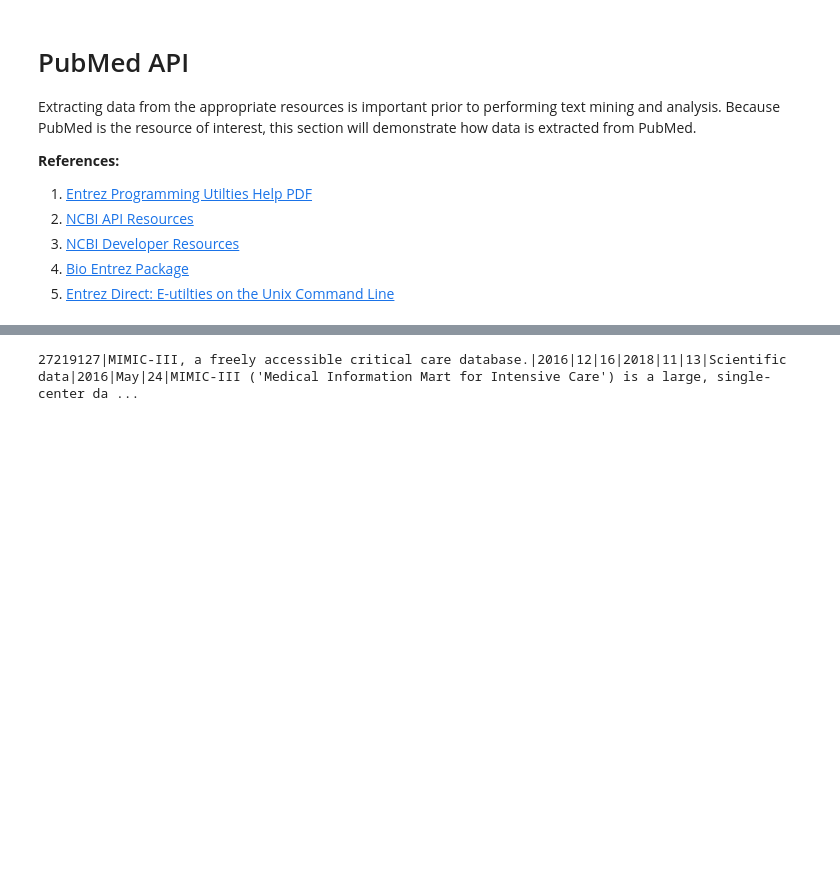
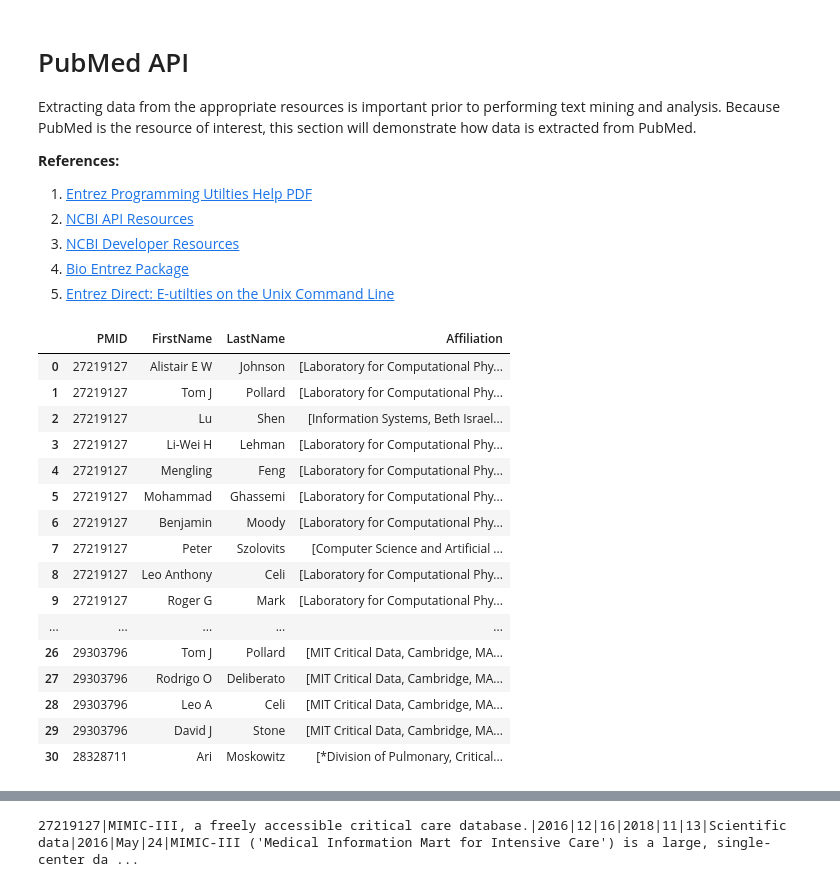
Before and after one commit to MDcontributor/eutilities, a Jupyter notebook: analysis/bmj.ipynb, the cells around one changed output, grey strips where cells are left out. Cells and saved outputs as stored; diff of their text form; code cells hidden in the pictures; blank space fills up the shorter version.

Commit message:
Added return_authors_list function

```diff
--- a/analysis/bmj.ipynb
+++ b/analysis/bmj.ipynb
@@ -98,3 +98,33 @@ PubDate/Year PubDate/Month PubDate/Day AbstractText \
   df = df.replace(r'', "NULL", regex=True)
 
   return df
+# %%
+def return_authors_list(df: pd.DataFrame):# -> pd.DataFrame:
+  '''
+  Intakes a dataframe, parses through the AuthorFirstName_AuthorLastName_Affiliation column and returns a dataframe of authors list
+  and their respective dataframes.
+  Raises an exception if a dataframe argument does not contain this column
+  '''
+  new_df = pd.DataFrame(columns=["PMID", "FirstName", "LastName", "Affiliation"])
+  num_records = range(len(df))
+  try:
+    for num in num_records:
+      pmid = df.loc[num,"PMID"]
+      authors = df.loc[num,"AuthorFirstName_AuthorLastName_Affiliation"].split("/")
+
+      for author in authors:
+        df_single_article = pd.DataFrame(columns=["PMID", "FirstName", "LastName", "Affiliation"])
+        author = author.rstrip().lstrip()
+        split_author = author.split("_")
+        df_single_article.loc[0, "PMID"] = pmid
+        df_single_article.loc[0,"FirstName"] = split_author.pop(0)
+        df_single_article.loc[0,"LastName"] = split_author.pop(0)
+        df_single_article.loc[0,"Affiliation"] = split_author
+        new_df = new_df.append(df_single_article, ignore_index=True)
+
+    return new_df
+
+  except ValueError as err:
+    # Exception raise for missing AuthorFirstName_AuthorLastName_Affiliation
+    print("Exception raised...")
+    raise err
@@ -101,2 +136,22 @@ PubDate/Year PubDate/Month PubDate/Day AbstractText \
+# %%
+return_authors_list(df)
+# %% [output]
+|  | PMID | FirstName | LastName | Affiliation |
+| 0 | 27219127 | Alistair E W | Johnson | [Laboratory for Computational Phy... |
+| 1 | 27219127 | Tom J | Pollard | [Laboratory for Computational Phy... |
+| 2 | 27219127 | Lu | Shen | [Information Systems, Beth Israel... |
+| 3 | 27219127 | Li-Wei H | Lehman | [Laboratory for Computational Phy... |
+| 4 | 27219127 | Mengling | Feng | [Laboratory for Computational Phy... |
+| 5 | 27219127 | Mohammad | Ghassemi | [Laboratory for Computational Phy... |
+| 6 | 27219127 | Benjamin | Moody | [Laboratory for Computational Phy... |
+| 7 | 27219127 | Peter | Szolovits | [Computer Science and Artificial ... |
+| 8 | 27219127 | Leo Anthony | Celi | [Laboratory for Computational Phy... |
+| 9 | 27219127 | Roger G | Mark | [Laboratory for Computational Phy... |
+| ... | ... | ... | ... | ... |
+| 26 | 29303796 | Tom J | Pollard | [MIT Critical Data, Cambridge, MA... |
+| 27 | 29303796 | Rodrigo O | Deliberato | [MIT Critical Data, Cambridge, MA... |
+| 28 | 29303796 | Leo A | Celi | [MIT Critical Data, Cambridge, MA... |
+| 29 | 29303796 | David J | Stone | [MIT Critical Data, Cambridge, MA... |
+| 30 | 28328711 | Ari | Moskowitz | [*Division of Pulmonary, Critical... |
 # %%
 # Install e-utilities UNIX
```
Also changed, not shown: parts of 3 cells of this notebook.
